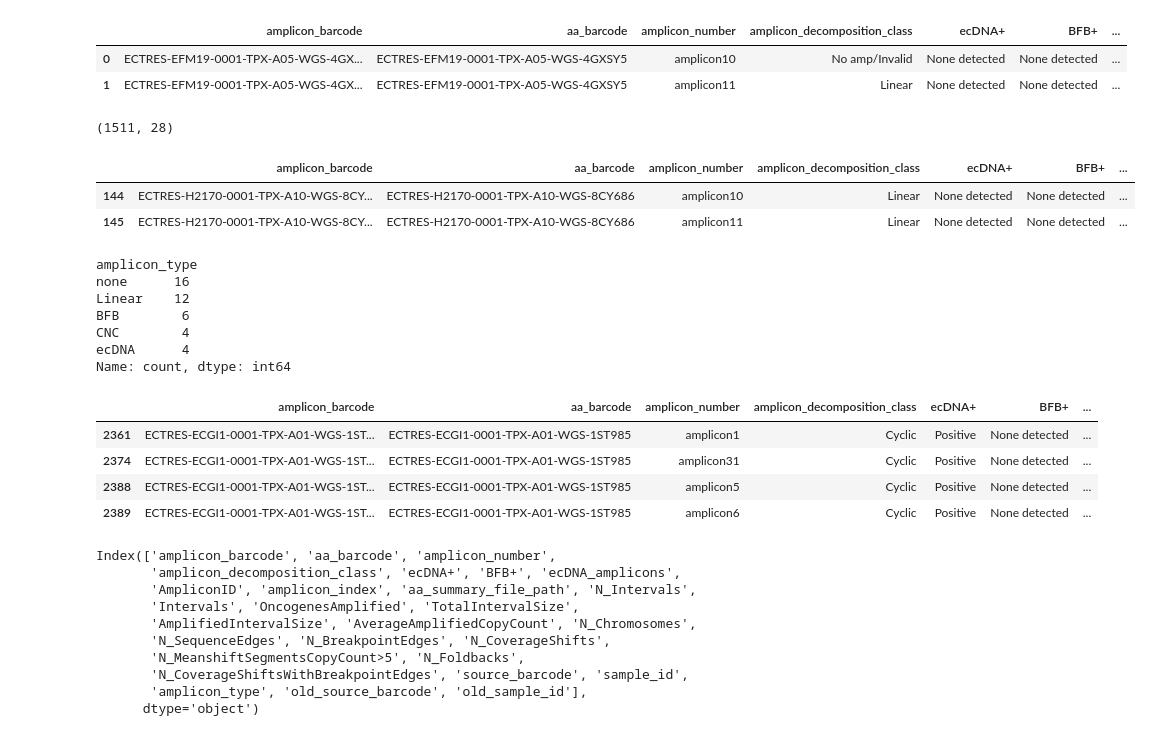
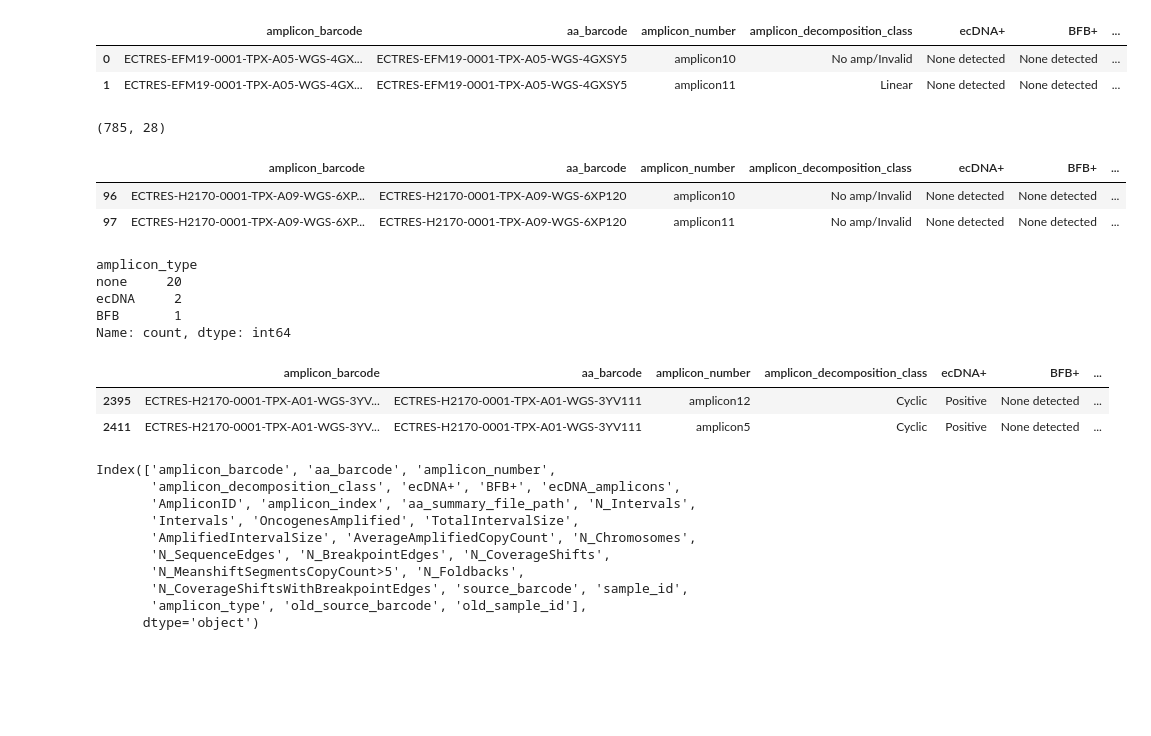
Before and after one commit to JiwonShon/ECTRES, a Jupyter notebook: ECTRES_summary_aaSuite_10X-copy.ipynb, the cells around one changed output. Saved outputs shown, nothing was run; the diff lists cells and outputs as text; code cells hidden in the pictures; blank space fills up the shorter version.

```diff
--- a/ECTRES_summary_aaSuite_10X-copy.ipynb
+++ b/ECTRES_summary_aaSuite_10X-copy.ipynb
@@ -175,33 +183,29 @@ aaSuite_gemline_ms.to_csv('../summary/aaSuite_germline_ms/10X/aaSuite_gemline_ms
 # aaSuite_gemline_ms[aaSuite_gemline_ms['sample_id']=='EG_40'].head()
 # aaSuite_gemline_ms['source_barcode'].value_counts()
 # %%
-source = 'ECGI1'
+source = 'H2170'
 aaSuite_gemline_ms_sub=aaSuite_gemline_ms[(aaSuite_gemline_ms['source_barcode']==source)] #(765, 26)
 print(aaSuite_gemline_ms_sub.shape)
 aaSuite_gemline_ms_sub.head(2)
 # %% [output]
-(1511, 28)
+(785, 28)
 |  | amplicon_barcode | aa_barcode | amplicon_number | amplicon_decomposition_class | ecDNA+ | BFB+ | ... |
-| 144 | ECTRES-H2170-0001-TPX-A10-WGS-8CY... | ECTRES-H2170-0001-TPX-A10-WGS-8CY686 | amplicon10 | Linear | None detected | None detected | ... |
-| 145 | ECTRES-H2170-0001-TPX-A10-WGS-8CY... | ECTRES-H2170-0001-TPX-A10-WGS-8CY686 | amplicon11 | Linear | None detected | None detected | ... |
+| 96 | ECTRES-H2170-0001-TPX-A09-WGS-6XP... | ECTRES-H2170-0001-TPX-A09-WGS-6XP120 | amplicon10 | No amp/Invalid | None detected | None detected | ... |
+| 97 | ECTRES-H2170-0001-TPX-A09-WGS-6XP... | ECTRES-H2170-0001-TPX-A09-WGS-6XP120 | amplicon11 | No amp/Invalid | None detected | None detected | ... |
 # %%
 aaSuite_gemline_ms_sub[aaSuite_gemline_ms_sub['sample_id']=='parental']['amplicon_type'].value_counts(dropna=False)
 # %% [output]
 amplicon_type
-none      16
-Linear    12
-BFB        6
-CNC        4
-ecDNA      4
+none     20
+ecDNA     2
+BFB       1
 Name: count, dtype: int64
 # %%
 aaSuite_gemline_ms_sub[(aaSuite_gemline_ms_sub['sample_id']=='parental')&(aaSuite_gemline_ms_sub['amplicon_type']=='ecDNA')]
 # %% [output]
 |  | amplicon_barcode | aa_barcode | amplicon_number | amplicon_decomposition_class | ecDNA+ | BFB+ | ... |
-| 2361 | ECTRES-ECGI1-0001-TPX-A01-WGS-1ST... | ECTRES-ECGI1-0001-TPX-A01-WGS-1ST985 | amplicon1 | Cyclic | Positive | None detected | ... |
-| 2374 | ECTRES-ECGI1-0001-TPX-A01-WGS-1ST... | ECTRES-ECGI1-0001-TPX-A01-WGS-1ST985 | amplicon31 | Cyclic | Positive | None detected | ... |
-| 2388 | ECTRES-ECGI1-0001-TPX-A01-WGS-1ST... | ECTRES-ECGI1-0001-TPX-A01-WGS-1ST985 | amplicon5 | Cyclic | Positive | None detected | ... |
-| 2389 | ECTRES-ECGI1-0001-TPX-A01-WGS-1ST... | ECTRES-ECGI1-0001-TPX-A01-WGS-1ST985 | amplicon6 | Cyclic | Positive | None detected | ... |
+| 2395 | ECTRES-H2170-0001-TPX-A01-WGS-3YV... | ECTRES-H2170-0001-TPX-A01-WGS-3YV111 | amplicon12 | Cyclic | Positive | None detected | ... |
+| 2411 | ECTRES-H2170-0001-TPX-A01-WGS-3YV... | ECTRES-H2170-0001-TPX-A01-WGS-3YV111 | amplicon5 | Cyclic | Positive | None detected | ... |
 # %%
 # aaSuite_gemline_ms_sub.to_csv(f'../summary/aaSuite_germline_ms/10X/aaSuite_gemline_ms_{source}_202603401csv',index=False)
 aaSuite_gemline_ms_sub.columns
```
Also changed, not shown: parts of 49 cells of this notebook, 4 other files.
